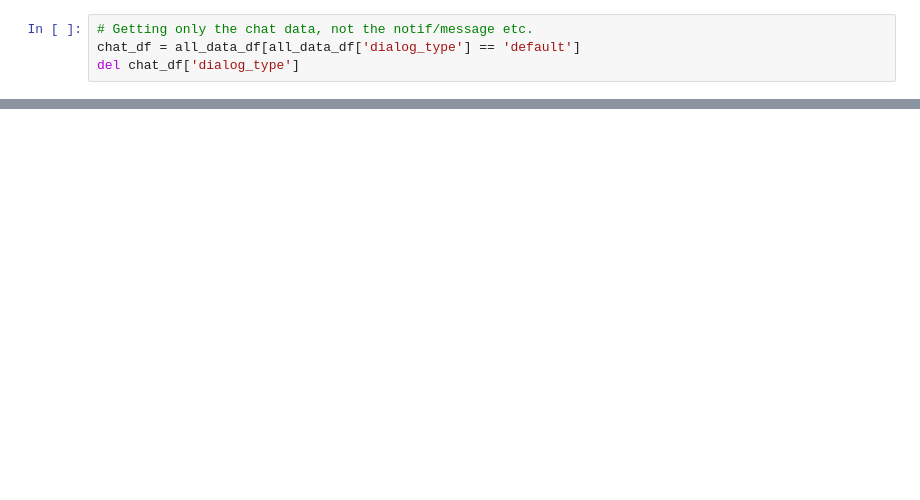
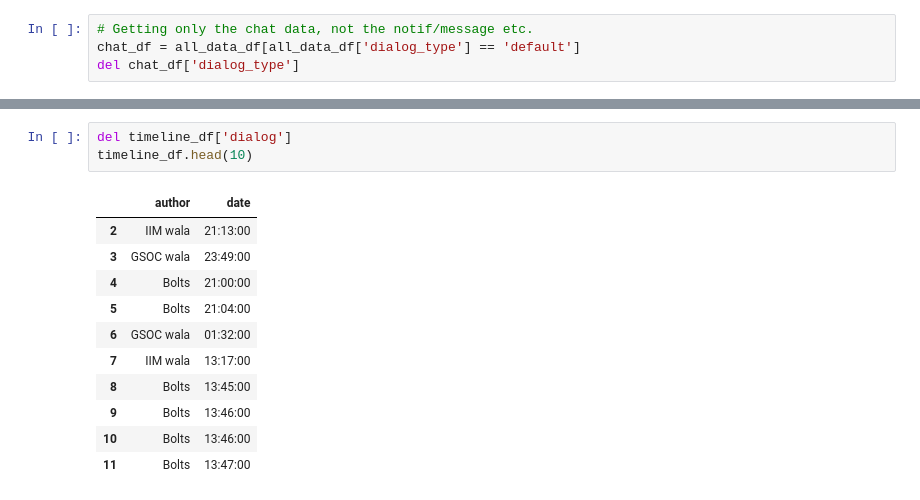
Before and after one commit to gnithin/playground, a Jupyter notebook: python/whatsapp-analysis/Whatsapp Analysis.ipynb, the cells around one changed output, grey strips where cells are left out. Saved outputs shown, nothing was run; the diff lists cells and outputs as text; blank space fills up the shorter version.

```diff
--- a/python/whatsapp-analysis/Whatsapp Analysis.ipynb
+++ b/python/whatsapp-analysis/Whatsapp Analysis.ipynb
@@ -72,0 +73,15 @@ timeline_df.head(15)
+# %%
+del timeline_df['dialog']
+timeline_df.head(10)
+# %% [output]
+|  | author | date |
+| 2 | IIM wala | 21:13:00 |
+| 3 | GSOC wala | 23:49:00 |
+| 4 | Bolts | 21:00:00 |
+| 5 | Bolts | 21:04:00 |
+| 6 | GSOC wala | 01:32:00 |
+| 7 | IIM wala | 13:17:00 |
+| 8 | Bolts | 13:45:00 |
+| 9 | Bolts | 13:46:00 |
+| 10 | Bolts | 13:46:00 |
+| 11 | Bolts | 13:47:00 |
```
Also changed, not shown: parts of 4 cells of this notebook.
